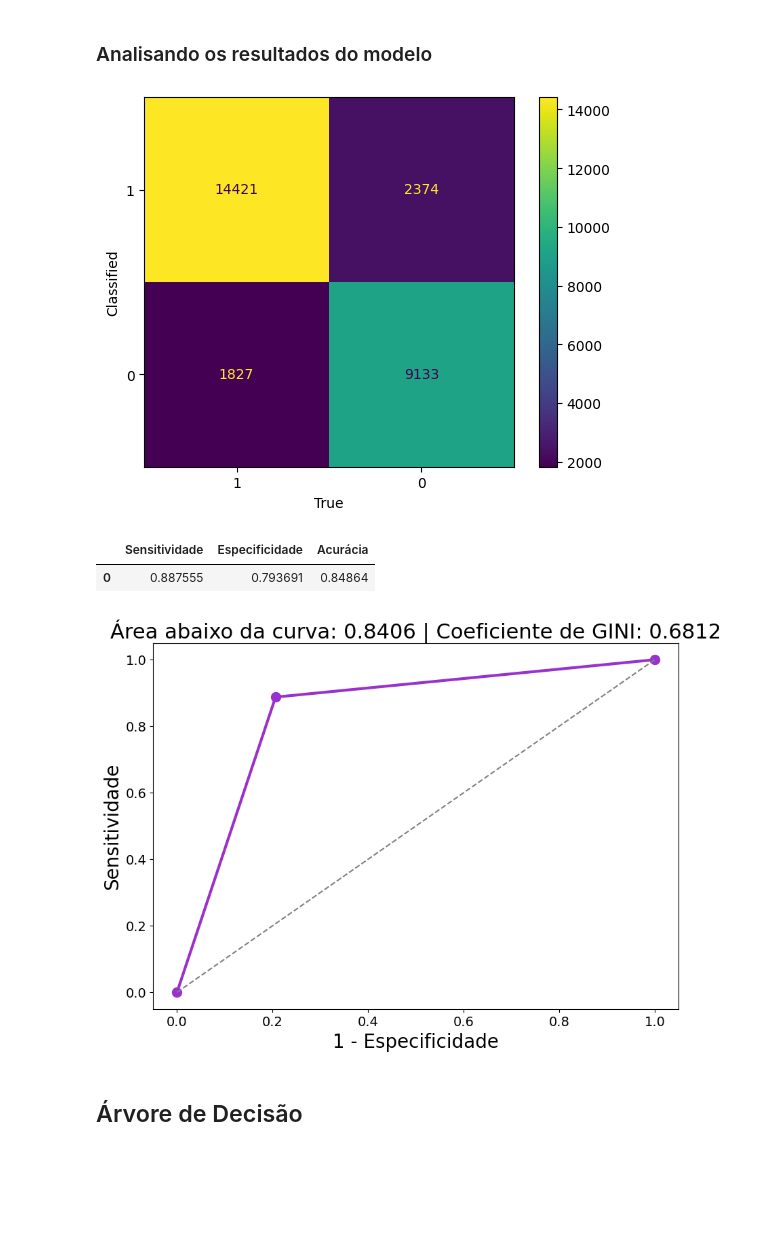
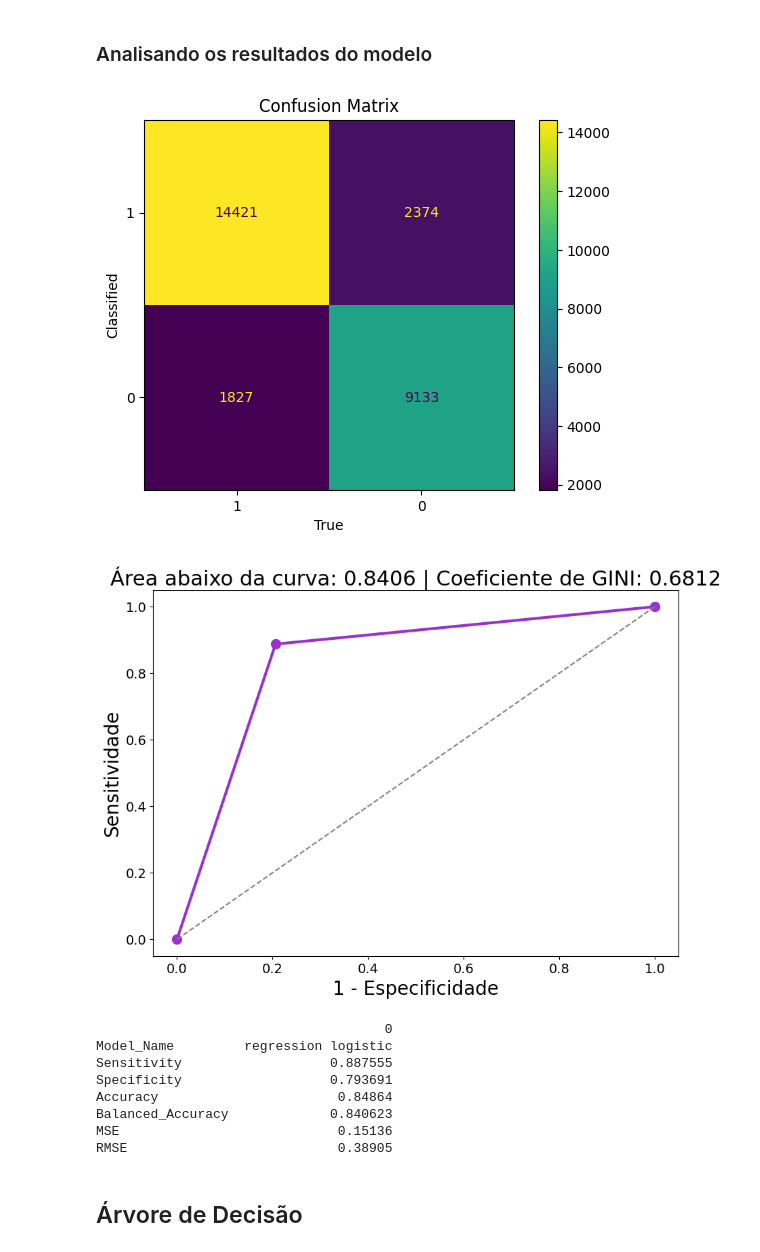
Before and after one commit to gribeiros/depression-dataset, a Jupyter notebook: notebook/drepession-dataset.ipynb, the cells around one changed output. Cells and saved outputs as stored; diff of their text form; code cells hidden in the pictures; blank space fills up the shorter version.

Commit message:
adjust result of models

```diff
--- a/notebook/drepession-dataset.ipynb
+++ b/notebook/drepession-dataset.ipynb
@@ -654,30 +675,18 @@ df_logitic_r['phat'] = df_logitic_r['phat'].apply(
-# %%
-confusion_matrix_plot(observated=df_logitic_r['Depression'],
-                      predicts=df_logitic_r['phat'])
-# %% [output]
-[figure, removed]
-|  | Sensitividade | Especificidade | Acurácia |
-| 0 | 0.887555 | 0.793691 | 0.84864 |
-# %%
-fpr, tpr, thresholds = roc_curve(df_logitic_r['Depression'],
-                                 df_logitic_r['phat'])
-roc_auc = auc(fpr, tpr)
-
-gini = (roc_auc - 0.5)/(0.5)
-
-# Plotando a curva ROC
-plt.figure(figsize=(10, 7))
-plt.plot(fpr, tpr, marker='o', color='darkorchid', markersize=10, linewidth=3)
-plt.plot(fpr, fpr, color='gray', linestyle='dashed')
-plt.title('Área abaixo da curva: %g' % round(roc_auc, 4) +
-          ' | Coeficiente de GINI: %g' % round(gini, 4), fontsize=22)
-plt.xlabel('1 - Especificidade', fontsize=20)
-plt.ylabel('Sensitividade', fontsize=20)
-plt.xticks(np.arange(0, 1.1, 0.2), fontsize=14)
-plt.yticks(np.arange(0, 1.1, 0.2), fontsize=14)
-plt.show()
-# %% [output]
-[figure, removed]
+# %%
+predict = stepwise_model.predict(df.drop(columns=["Depression"]))
+models_statistics(model_name='regression logistic', observated=df['Depression'],
+                  predicts=predict, regression=True)
+# %% [output]
+[figure, added]
+[figure, added]
+                                     0
+Model_Name         regression logistic
+Sensitivity                   0.887555
+Specificity                   0.793691
+Accuracy                       0.84864
+Balanced_Accuracy             0.840623
+MSE                            0.15136
+RMSE                           0.38905
 # %% [markdown]
 ## Árvore de Decisão
 # %% [markdown]
```
Also changed, not shown: parts of 18 cells of this notebook.
